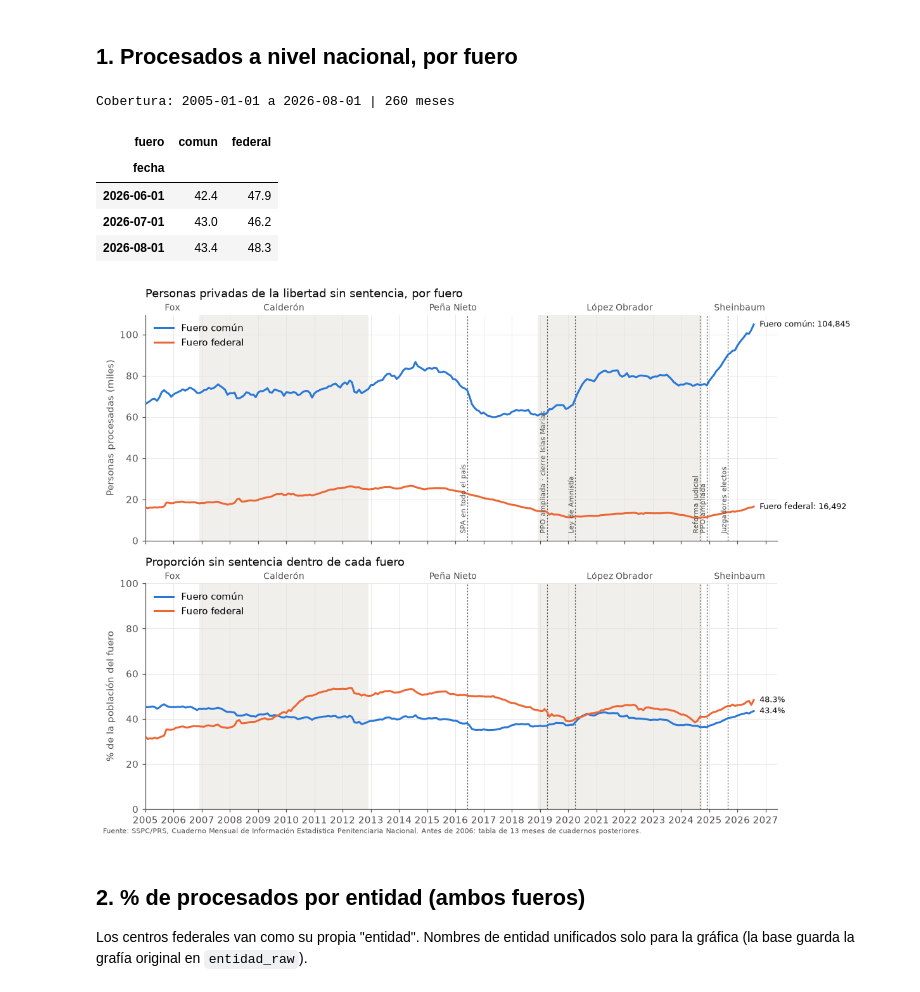
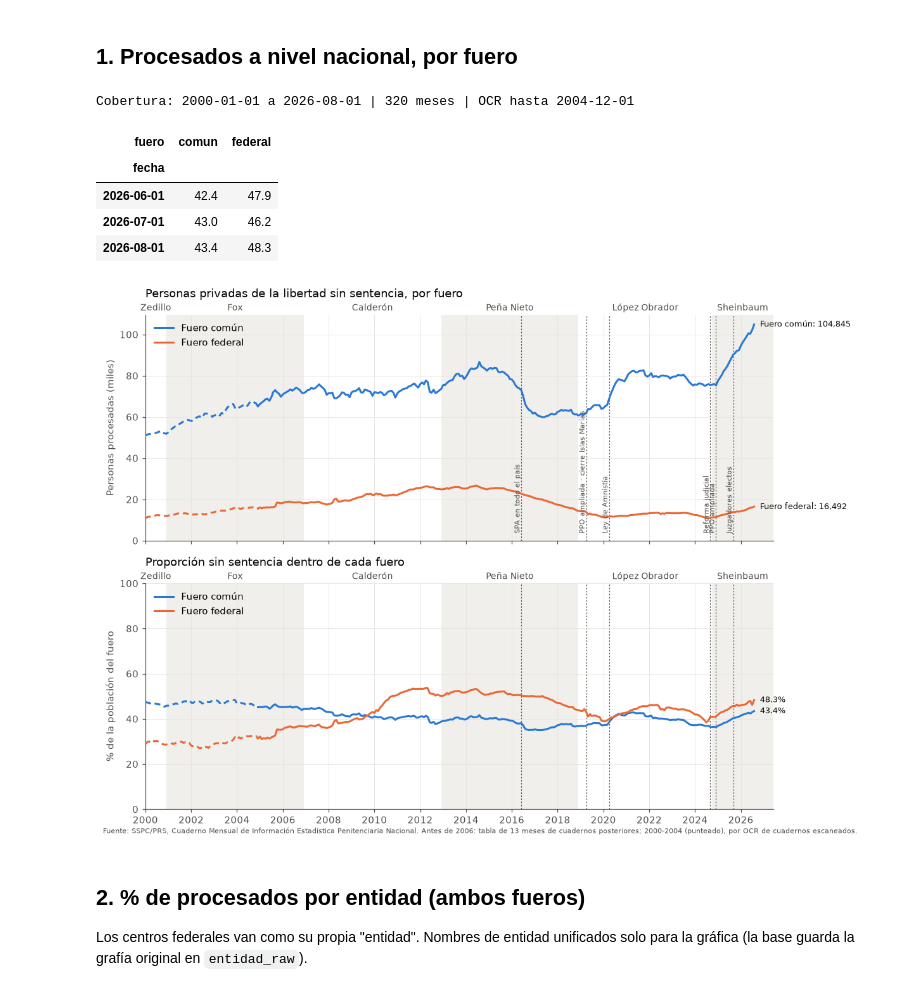
Before and after one commit to jmtoral/cuadernos_penitenciarios, a Jupyter notebook: notebooks/exploracion.ipynb, the cells around one changed output. Drawn from its saved outputs; the diff is of its cells as text; code cells hidden in the pictures.

```diff
--- a/notebooks/exploracion.ipynb
+++ b/notebooks/exploracion.ipynb
@@ -29,7 +29,7 @@ plt.rcParams.update({"font.size": 10, "axes.edgecolor": TINTA2, "axes.labelcolor
                      "axes.spines.right": False, "axes.grid": True, "grid.color": REJILLA,
                      "grid.linewidth": 0.6, "lines.linewidth": 2, "figure.dpi": 110})
 
-SEXENIOS = [("Fox", "2000-12", "2006-11"), ("Calderón", "2006-12", "2012-11"), ("Peña Nieto", "2012-12", "2018-11"), ("López Obrador", "2018-12", "2024-09"),
+SEXENIOS = [("Zedillo", "1994-12", "2000-11"), ("Fox", "2000-12", "2006-11"), ("Calderón", "2006-12", "2012-11"), ("Peña Nieto", "2012-12", "2018-11"), ("López Obrador", "2018-12", "2024-09"),
             ("Sheinbaum", "2024-10", "2030-09")]
 HITOS = [("2016-06", "SPA en todo el país"), ("2019-04", "PPO ampliada · cierre Islas Marías"),
          ("2020-04", "Ley de Amnistía"), ("2024-09", "Reforma judicial"),
@@ -56,29 +56,31 @@ def decorar(ax, inicio, fin, etiquetas=True):
                 ax.text(x, 0.02, " " + t, rotation=90, transform=ax.get_xaxis_transform(),
                         va="bottom", ha="right", fontsize=7.5, color=TINTA2)
     ax.set_xlim(inicio, fin)
-    ax.xaxis.set_major_locator(mdates.YearLocator())
+    ax.xaxis.set_major_locator(mdates.YearLocator(2))
     ax.xaxis.set_major_formatter(mdates.DateFormatter("%Y"))
 # %% [markdown]
 ## 1. Procesados a nivel nacional, por fuero
 # %%
 pob = pd.read_csv(P / "poblacion.csv", keep_default_na=False)
-n13 = pd.read_csv(P / "nacional_13m.csv")
+n13 = pd.concat([pd.read_csv(P / "nacional_13m_ocr.csv").assign(fuente="tabla 13 meses (OCR)"),  # 2000-01 a 2005-01
+                 pd.read_csv(P / "nacional_13m.csv").assign(fuente="tabla 13 meses")])
 ent = pob[pob.nivel == "entidad"]
 
 nac = ent.groupby(["periodo", "fuero", "situacion"]).valor.sum().rename("valor").reset_index().assign(fuente="tabla por entidad")
 previo = (n13[~n13.periodo_reportado.isin(nac.periodo)]
-          .sort_values("periodo_cuaderno").groupby(["periodo_reportado", "fuero", "situacion"]).valor.last()
-          .reset_index().rename(columns={"periodo_reportado": "periodo"}).assign(fuente="tabla 13 meses"))
+          .sort_values("periodo_cuaderno").groupby(["periodo_reportado", "fuero", "situacion"])[["valor", "fuente"]].last()
+          .reset_index().rename(columns={"periodo_reportado": "periodo"}))
 nac = pd.concat([previo, nac])
 nac["fecha"] = nac.periodo.map(mes)
 w = nac.pivot_table(index="fecha", columns=["fuero", "situacion"], values="valor")
 total = w.T.groupby(level=0).sum().T  # por fuero
 proc = w.xs("procesada", axis=1, level=1)
 pct = proc / total * 100
-print("Cobertura:", w.index.min().date(), "a", w.index.max().date(), "|", len(w), "meses")
+ocr = nac[nac.fuente.str.contains("OCR")].fecha.max()  # último mes que sale del OCR
+print("Cobertura:", w.index.min().date(), "a", w.index.max().date(), "|", len(w), "meses | OCR hasta", ocr.date())
 pct.tail(3).round(1)
 # %% [output]
-Cobertura: 2005-01-01 a 2026-08-01 | 260 meses
+Cobertura: 2000-01-01 a 2026-08-01 | 320 meses | OCR hasta 2004-12-01
 | fuero | comun | federal |
 | fecha |  |  |
 | 2026-06-01 | 42.4 | 47.9 |
@@ -87,28 +89,31 @@ Cobertura: 2005-01-01 a 2026-08-01 | 260 meses
 # %%
 inicio, fin = w.index.min(), w.index.max() + pd.DateOffset(months=10)  # margen para las etiquetas finales
 fig, (a1, a2) = plt.subplots(2, 1, figsize=(11, 8), sharex=True)
 for f, c, nombre in (("comun", AZUL, "Fuero común"), ("federal", NARANJA, "Fuero federal")):
-    a1.plot(proc.index, proc[f] / 1000, color=c, label=nombre)
-    a2.plot(pct.index, pct[f], color=c, label=nombre)
+    # tramo del OCR punteado; comparte su último mes con el tramo con texto
+    for a, s in ((a1, proc[f] / 1000), (a2, pct[f])):
+        a.plot(s[:ocr], color=c, ls=(0, (3, 2)))
+        a.plot(s[ocr:], color=c, label=nombre)
     a1.annotate(f"{nombre}: {proc[f].iloc[-1]:,.0f}", (proc.index[-1], proc[f].iloc[-1] / 1000),
                 xytext=(6, 0), textcoords="offset points", va="center", fontsize=8.5, color=TINTA)
     a2.annotate(f"{pct[f].iloc[-1]:.1f}%", (pct.index[-1], pct[f].iloc[-1]),
                 xytext=(6, 0), textcoords="offset points", va="center", fontsize=8.5, color=TINTA)
 a1.set_ylabel("Personas procesadas (miles)")
 a2.set_ylabel("% de la población del fuero")
 a1.set_ylim(0)
 a2.set_ylim(0, 100)
 for a, etiquetas in ((a1, True), (a2, False)):
     decorar(a, inicio, fin, etiquetas)
     a.legend(loc="upper left", frameon=False)
 a1.set_title("Personas privadas de la libertad sin sentencia, por fuero", loc="left", color=TINTA, pad=18)
 a2.set_title("Proporción sin sentencia dentro de cada fuero", loc="left", color=TINTA, pad=18)
 fig.text(0.01, 0.005, "Fuente: SSPC/PRS, Cuaderno Mensual de Información Estadística Penitenciaria Nacional. "
-         "Antes de 2006: tabla de 13 meses de cuadernos posteriores.", fontsize=7.5, color=TINTA2)
+         "Antes de 2006: tabla de 13 meses de cuadernos posteriores; 2000-2004 (punteado), por OCR de cuadernos escaneados.",
+         fontsize=7.5, color=TINTA2)
 fig.tight_layout()
 fig.savefig(G / "1_procesados_nacional.png", bbox_inches="tight")
 # %% [output]
-[figure, old version]
+[figure, new version]
 # %% [markdown]
 ## 2. % de procesados por entidad (ambos fueros)
 
```
Also changed, not shown: 6 other files.
